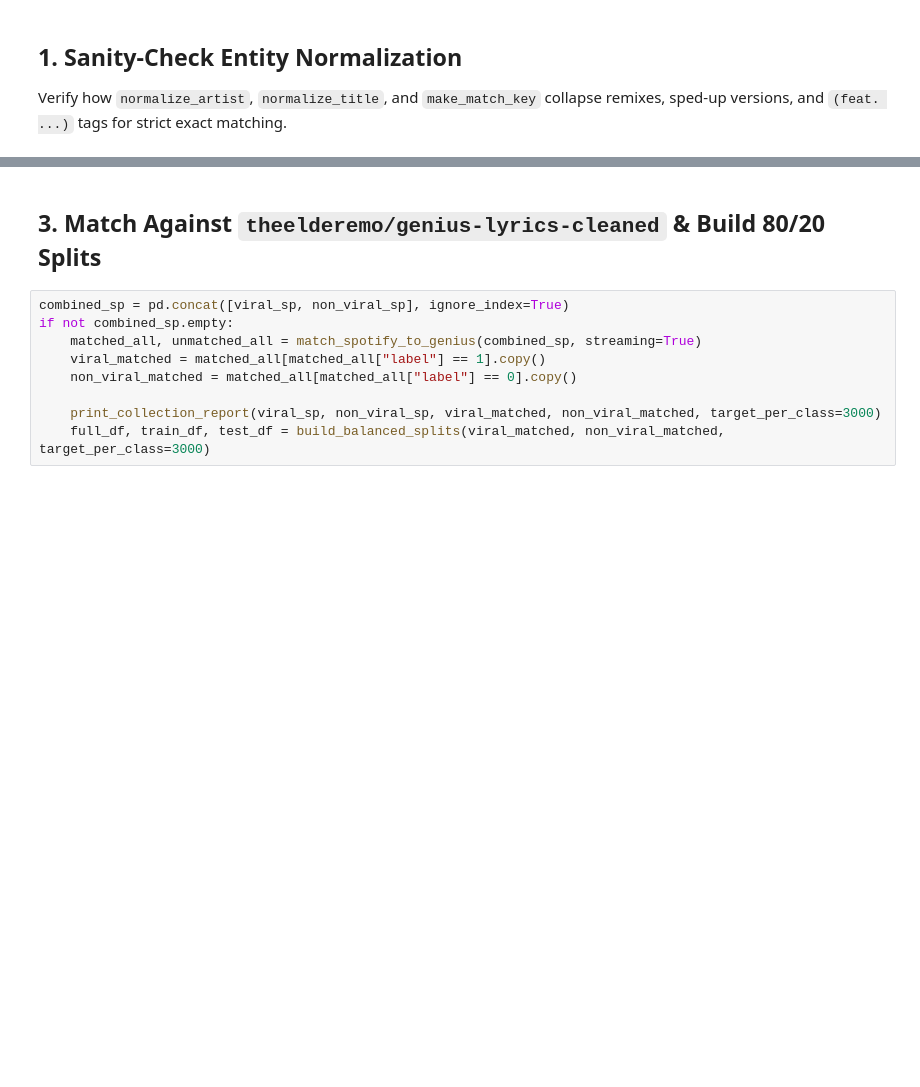
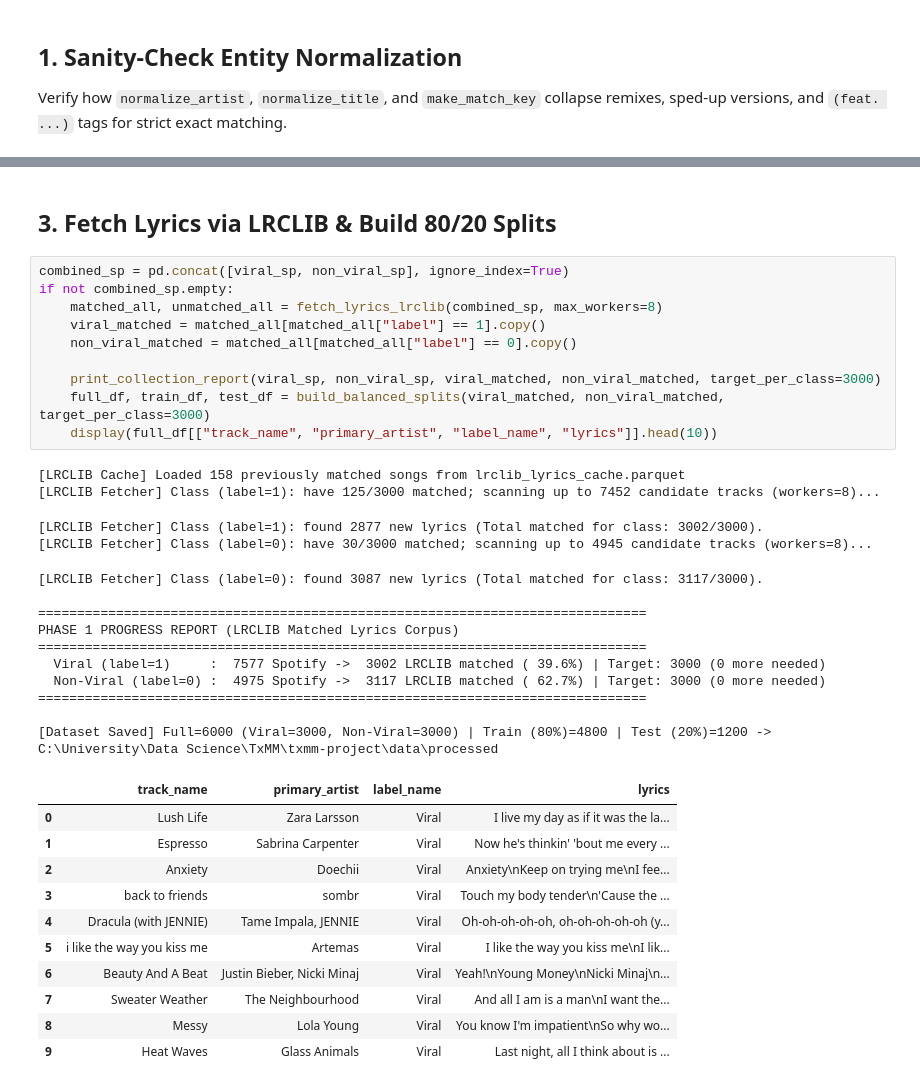
Before and after one commit to rkoelewijn/lyrical-drivers-of-tiktok-virality, a Jupyter notebook: notebooks/01_data_collection.ipynb, the cells around one changed output, grey strips where cells are left out. Cells and saved outputs as stored; diff of their text form; blank space fills up the shorter version.

Commit message:
data collection + more changes to proposal

```diff
--- a/notebooks/01_data_collection.ipynb
+++ b/notebooks/01_data_collection.ipynb
@@ -51,11 +75,38 @@ viral_sp, non_viral_sp = run_spotify_scraper(min_year=2020, max_year=2025, targe
 # %% [markdown]
-## 3. Match Against `theelderemo/genius-lyrics-cleaned` & Build 80/20 Splits
+## 3. Fetch Lyrics via LRCLIB & Build 80/20 Splits
 # %%
 combined_sp = pd.concat([viral_sp, non_viral_sp], ignore_index=True)
 if not combined_sp.empty:
-    matched_all, unmatched_all = match_spotify_to_genius(combined_sp, streaming=True)
+    matched_all, unmatched_all = fetch_lyrics_lrclib(combined_sp, max_workers=8)
     viral_matched = matched_all[matched_all["label"] == 1].copy()
     non_viral_matched = matched_all[matched_all["label"] == 0].copy()
 
     print_collection_report(viral_sp, non_viral_sp, viral_matched, non_viral_matched, target_per_class=3000)
     full_df, train_df, test_df = build_balanced_splits(viral_matched, non_viral_matched, target_per_class=3000)
+    display(full_df[["track_name", "primary_artist", "label_name", "lyrics"]].head(10))
+# %% [output]
+[LRCLIB Cache] Loaded 158 previously matched songs from lrclib_lyrics_cache.parquet
+[LRCLIB Fetcher] Class (label=1): have 125/3000 matched; scanning up to 7452 candidate tracks (workers=8)...
+[LRCLIB Fetcher] Class (label=1): found 2877 new lyrics (Total matched for class: 3002/3000).
+[LRCLIB Fetcher] Class (label=0): have 30/3000 matched; scanning up to 4945 candidate tracks (workers=8)...
+[LRCLIB Fetcher] Class (label=0): found 3087 new lyrics (Total matched for class: 3117/3000).
+
+==============================================================================
+PHASE 1 PROGRESS REPORT (LRCLIB Matched Lyrics Corpus)
+==============================================================================
+  Viral (label=1)     :  7577 Spotify ->  3002 LRCLIB matched ( 39.6%) | Target: 3000 (0 more needed)
+  Non-Viral (label=0) :  4975 Spotify ->  3117 LRCLIB matched ( 62.7%) | Target: 3000 (0 more needed)
+==============================================================================
+
+[Dataset Saved] Full=6000 (Viral=3000, Non-Viral=3000) | Train (80%)=4800 | Test (20%)=1200 -> C:\University\Data Science\TxMM\txmm-project\data\processed
+|  | track_name | primary_artist | label_name | lyrics |
+| 0 | Lush Life | Zara Larsson | Viral | I live my day as if it was the la... |
+| 1 | Espresso | Sabrina Carpenter | Viral | Now he's thinkin' 'bout me every ... |
+| 2 | Anxiety | Doechii | Viral | Anxiety\nKeep on trying me\nI fee... |
+| 3 | back to friends | sombr | Viral | Touch my body tender\n'Cause the ... |
+| 4 | Dracula (with JENNIE) | Tame Impala, JENNIE | Viral | Oh-oh-oh-oh-oh, oh-oh-oh-oh-oh (y... |
+| 5 | i like the way you kiss me | Artemas | Viral | I like the way you kiss me\nI lik... |
+| 6 | Beauty And A Beat | Justin Bieber, Nicki Minaj | Viral | Yeah!\nYoung Money\nNicki Minaj\n... |
+| 7 | Sweater Weather | The Neighbourhood | Viral | And all I am is a man\nI want the... |
+| 8 | Messy | Lola Young | Viral | You know I'm impatient\nSo why wo... |
+| 9 | Heat Waves | Glass Animals | Viral | Last night, all I think about is ... |
```
Also changed, not shown: parts of 5 cells of this notebook, 15 other files.
